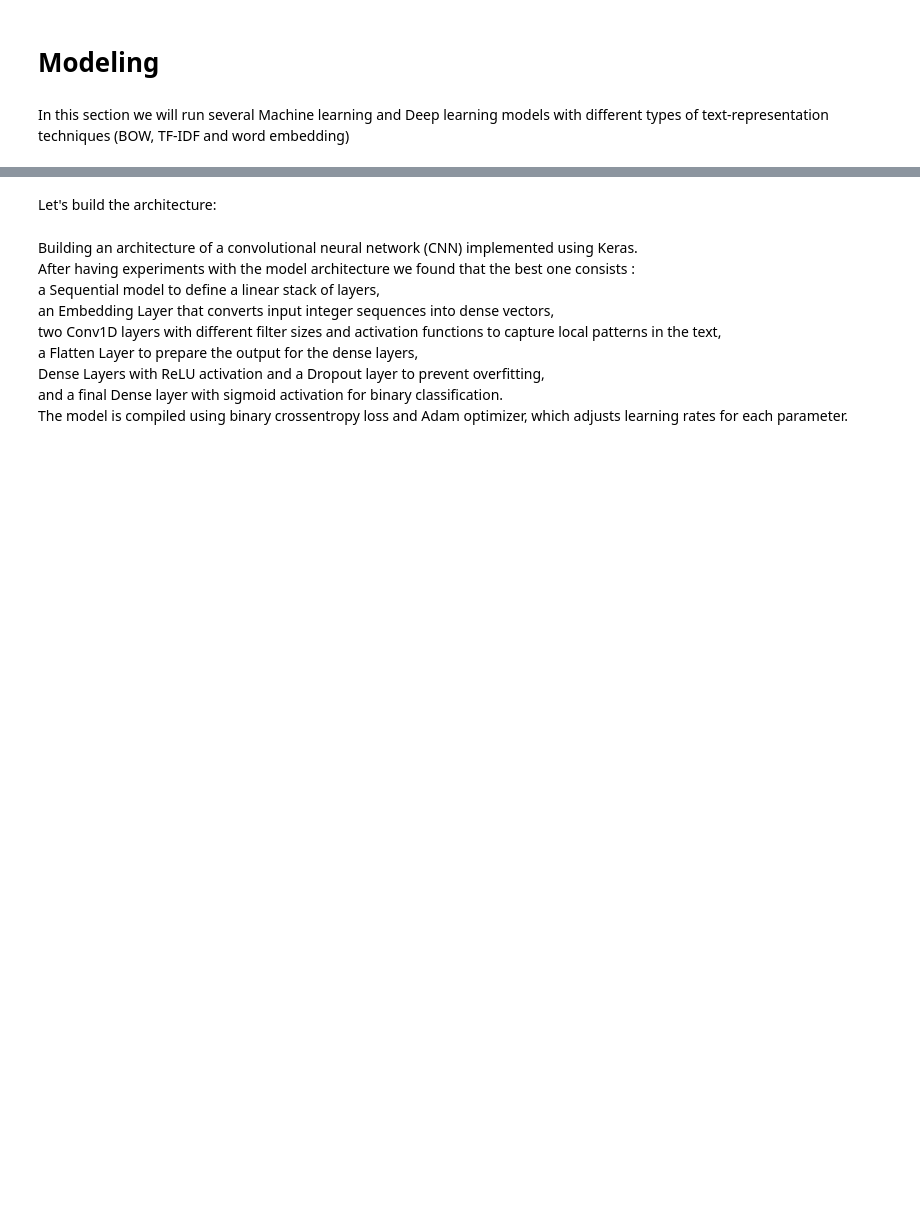
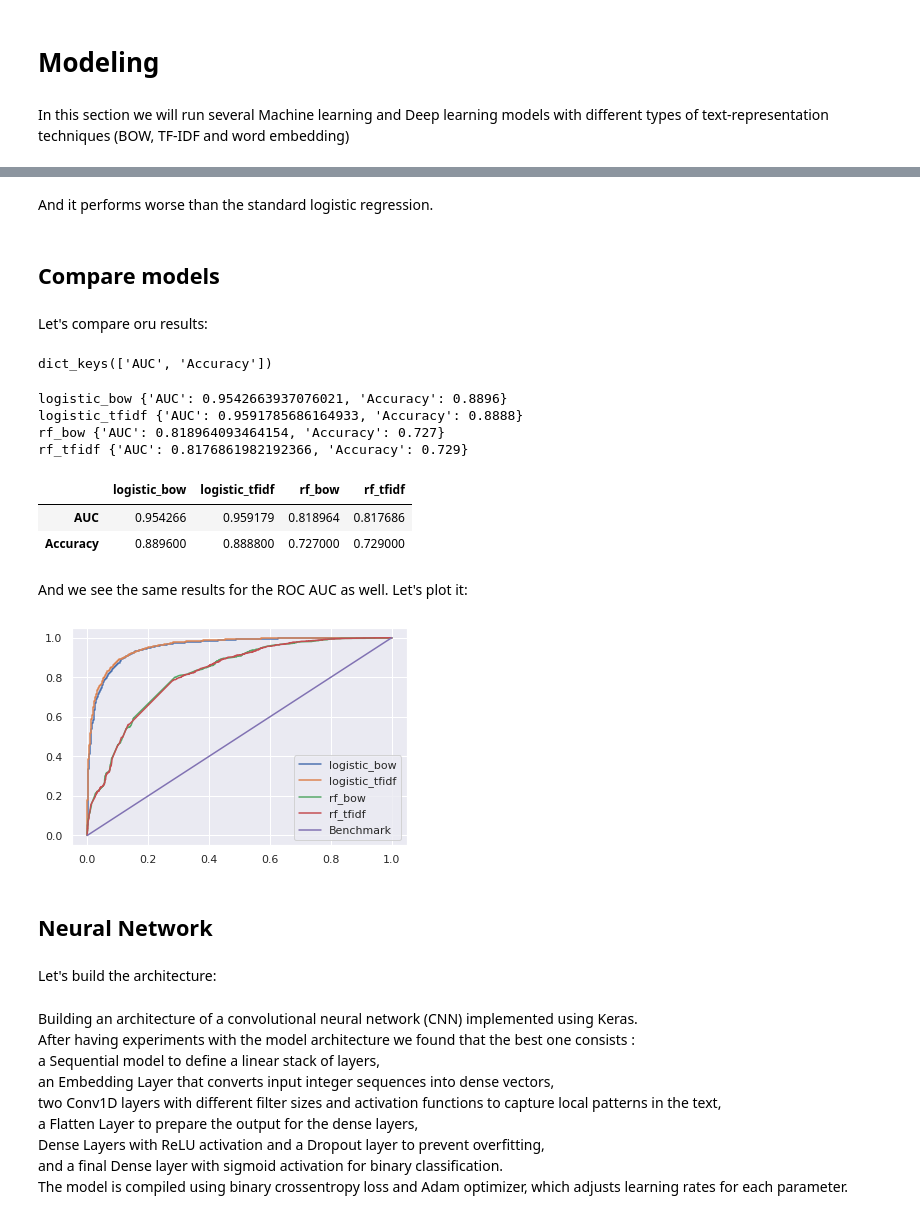
Before and after one commit to EitanBakirov/advanced-ml-dl-course, a Jupyter notebook: Assignment II - NLP/Assignment_II_Group_4.ipynb, the cells around one changed output, grey strips where cells are left out. Saved outputs shown, nothing was run; the diff lists cells and outputs as text; code cells hidden in the pictures; blank space fills up the shorter version.

Commit message:
Added models

```diff
--- a/Assignment II - NLP/Assignment_II_Group_4.ipynb
+++ b/Assignment II - NLP/Assignment_II_Group_4.ipynb
@@ -632,0 +693,3 @@ In this section we will run several Machine learning and Deep learning models wi
+# %%
+scores_dict = {}
+roc_dict = {}
@@ -633,3 +728,44 @@ In this section we will run several Machine learning and Deep learning models wi
+# %% [markdown]
+And it performs worse than the standard logistic regression.
+# %% [markdown]
+## Compare models
+# %% [markdown]
+Let's compare oru results:
+# %%
+scores_dict['logistic_bow'].keys()
+# %% [output]
+dict_keys(['AUC', 'Accuracy'])
+# %%
+for model in scores_dict.keys():
+  print(model, scores_dict[model])
+# %% [output]
+logistic_bow {'AUC': 0.9542663937076021, 'Accuracy': 0.8896}
+logistic_tfidf {'AUC': 0.9591785686164933, 'Accuracy': 0.8888}
+rf_bow {'AUC': 0.818964093464154, 'Accuracy': 0.727}
+rf_tfidf {'AUC': 0.8176861982192366, 'Accuracy': 0.729}
+# %%
+import pandas as pd
+pd.DataFrame.from_dict(scores_dict)
+# %% [output]
+|  | logistic_bow | logistic_tfidf | rf_bow | rf_tfidf |
+| AUC | 0.954266 | 0.959179 | 0.818964 | 0.817686 |
+| Accuracy | 0.889600 | 0.888800 | 0.727000 | 0.729000 |
+# %% [markdown]
+And we see the same results for the ROC AUC as well. Let's plot it:
+# %%
+import matplotlib.pyplot as plt
+import seaborn as sns
+
+sns.set()
+for k, v in roc_dict.items():
+  plt.plot(v['FPR'], v['TPR'], label=k)
+plt.plot(v['FPR'], v['FPR'], label='Benchmark')
+plt.legend()
+plt.show()
+# %% [output]
+[figure, added]
+# %% [markdown]
+## Neural Network
 # %% [markdown]
 Let's build the architecture:
 # %% [markdown]
```
Also changed, not shown: parts of 24 cells of this notebook.
